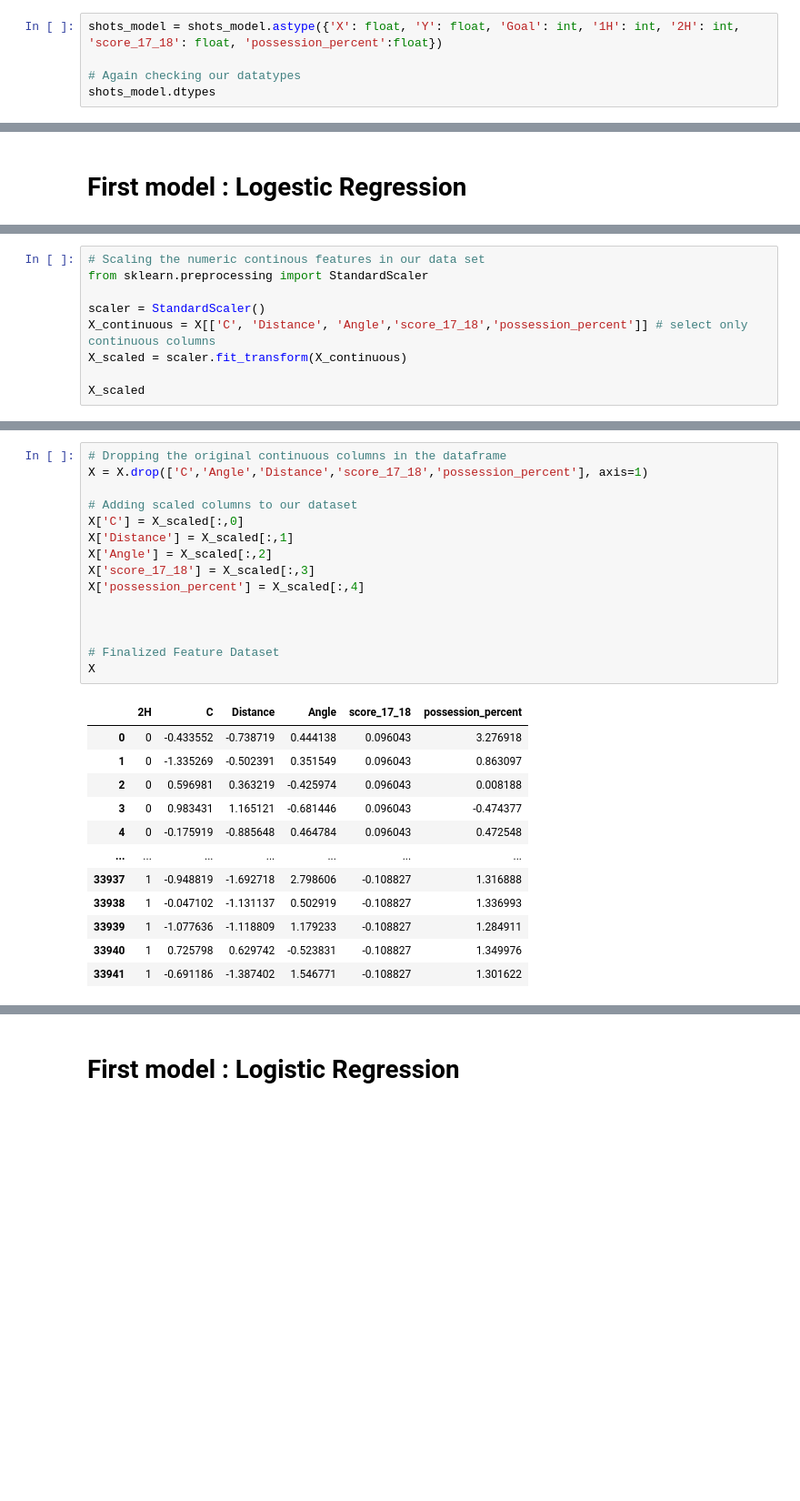
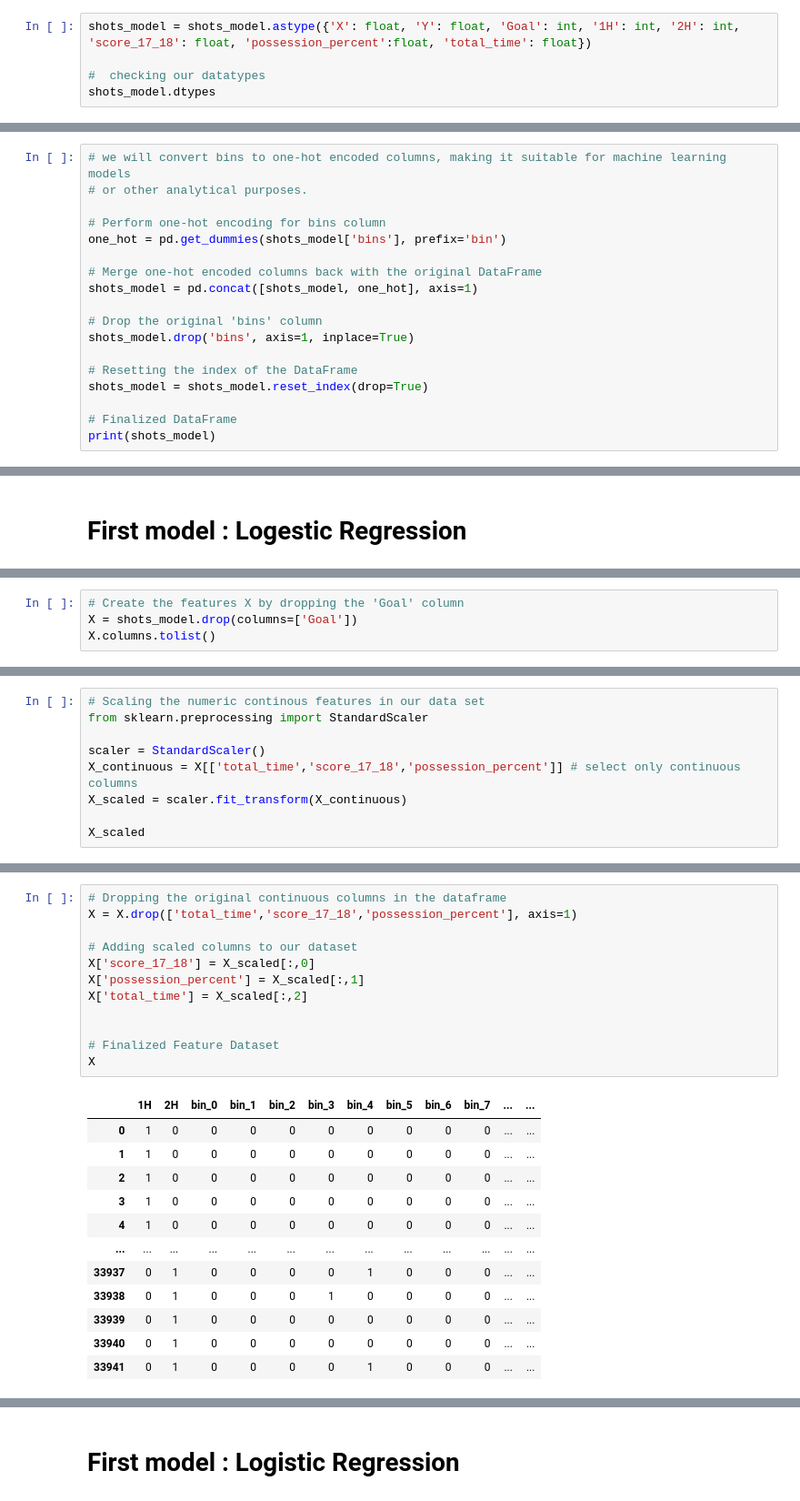
Before and after one commit to Anhali/xG_model-_python, a Jupyter notebook: xG_model.ipynb, the cells around one changed output, grey strips where cells are left out. Shown at 91% size. Cells and saved outputs as stored; diff of their text form; blank space fills up the shorter version.

```diff
--- a/xG_model.ipynb
+++ b/xG_model.ipynb
@@ -361,7 +360,7 @@ dtype: object
 # %%
-shots_model = shots_model.astype({'X': float, 'Y': float, 'Goal': int, '1H': int, '2H': int, 'score_17_18': float, 'possession_percent':float})
+shots_model = shots_model.astype({'X': float, 'Y': float, 'Goal': int, '1H': int, '2H': int, 'score_17_18': float, 'possession_percent':float, 'total_time': float})
 
-# Again checking our datatypes
+#  checking our datatypes
 shots_model.dtypes
 # %% [output]
 Goal                    int32
@@ -408,0 +392,18 @@ shots_model
+# %%
+# we will convert bins to one-hot encoded columns, making it suitable for machine learning models
+# or other analytical purposes.
+
+# Perform one-hot encoding for bins column
+one_hot = pd.get_dummies(shots_model['bins'], prefix='bin')
+
+# Merge one-hot encoded columns back with the original DataFrame
+shots_model = pd.concat([shots_model, one_hot], axis=1)
+
+# Drop the original 'bins' column
+shots_model.drop('bins', axis=1, inplace=True)
+
+# Resetting the index of the DataFrame
+shots_model = shots_model.reset_index(drop=True)
+
+# Finalized DataFrame
+print(shots_model)
@@ -451,0 +469,4 @@ X
+# %%
+# Create the features X by dropping the 'Goal' column
+X = shots_model.drop(columns=['Goal'])
+X.columns.tolist()
@@ -454,7 +493,7 @@ X
 from sklearn.preprocessing import StandardScaler
 
 scaler = StandardScaler()
-X_continuous = X[['C', 'Distance', 'Angle','score_17_18','possession_percent']] # select only continuous columns
+X_continuous = X[['total_time','score_17_18','possession_percent']] # select only continuous columns
 X_scaled = scaler.fit_transform(X_continuous)
 
 X_scaled
@@ -469,28 +508,25 @@ array([[-0.43355223, -0.73871869,  0.44413802,  0.09604288,  3.27691811],
 # %%
 # Dropping the original continuous columns in the dataframe
-X = X.drop(['C','Angle','Distance','score_17_18','possession_percent'], axis=1)
+X = X.drop(['total_time','score_17_18','possession_percent'], axis=1)
 
 # Adding scaled columns to our dataset
-X['C'] = X_scaled[:,0]
-X['Distance'] = X_scaled[:,1]
-X['Angle'] = X_scaled[:,2]
-X['score_17_18'] = X_scaled[:,3]
-X['possession_percent'] = X_scaled[:,4]
-
+X['score_17_18'] = X_scaled[:,0]
+X['possession_percent'] = X_scaled[:,1]
+X['total_time'] = X_scaled[:,2]
 
 
 # Finalized Feature Dataset
 X
 # %% [output]
-|  | 2H | C | Distance | Angle | score_17_18 | possession_percent |
-| 0 | 0 | -0.433552 | -0.738719 | 0.444138 | 0.096043 | 3.276918 |
-| 1 | 0 | -1.335269 | -0.502391 | 0.351549 | 0.096043 | 0.863097 |
-| 2 | 0 | 0.596981 | 0.363219 | -0.425974 | 0.096043 | 0.008188 |
-| 3 | 0 | 0.983431 | 1.165121 | -0.681446 | 0.096043 | -0.474377 |
-| 4 | 0 | -0.175919 | -0.885648 | 0.464784 | 0.096043 | 0.472548 |
-| ... | ... | ... | ... | ... | ... | ... |
-| 33937 | 1 | -0.948819 | -1.692718 | 2.798606 | -0.108827 | 1.316888 |
-| 33938 | 1 | -0.047102 | -1.131137 | 0.502919 | -0.108827 | 1.336993 |
-| 33939 | 1 | -1.077636 | -1.118809 | 1.179233 | -0.108827 | 1.284911 |
-| 33940 | 1 | 0.725798 | 0.629742 | -0.523831 | -0.108827 | 1.349976 |
-| 33941 | 1 | -0.691186 | -1.387402 | 1.546771 | -0.108827 | 1.301622 |
+|  | 1H | 2H | bin_0 | bin_1 | bin_2 | bin_3 | bin_4 | bin_5 | bin_6 | bin_7 | ... | ... |
+| 0 | 1 | 0 | 0 | 0 | 0 | 0 | 0 | 0 | 0 | 0 | ... | ... |
+| 1 | 1 | 0 | 0 | 0 | 0 | 0 | 0 | 0 | 0 | 0 | ... | ... |
+| 2 | 1 | 0 | 0 | 0 | 0 | 0 | 0 | 0 | 0 | 0 | ... | ... |
+| 3 | 1 | 0 | 0 | 0 | 0 | 0 | 0 | 0 | 0 | 0 | ... | ... |
+| 4 | 1 | 0 | 0 | 0 | 0 | 0 | 0 | 0 | 0 | 0 | ... | ... |
+| ... | ... | ... | ... | ... | ... | ... | ... | ... | ... | ... | ... | ... |
+| 33937 | 0 | 1 | 0 | 0 | 0 | 0 | 1 | 0 | 0 | 0 | ... | ... |
+| 33938 | 0 | 1 | 0 | 0 | 0 | 1 | 0 | 0 | 0 | 0 | ... | ... |
+| 33939 | 0 | 1 | 0 | 0 | 0 | 0 | 0 | 0 | 0 | 0 | ... | ... |
+| 33940 | 0 | 1 | 0 | 0 | 0 | 0 | 0 | 0 | 0 | 0 | ... | ... |
+| 33941 | 0 | 1 | 0 | 0 | 0 | 0 | 1 | 0 | 0 | 0 | ... | ... |
```
Also changed, not shown: parts of 37 cells of this notebook.
